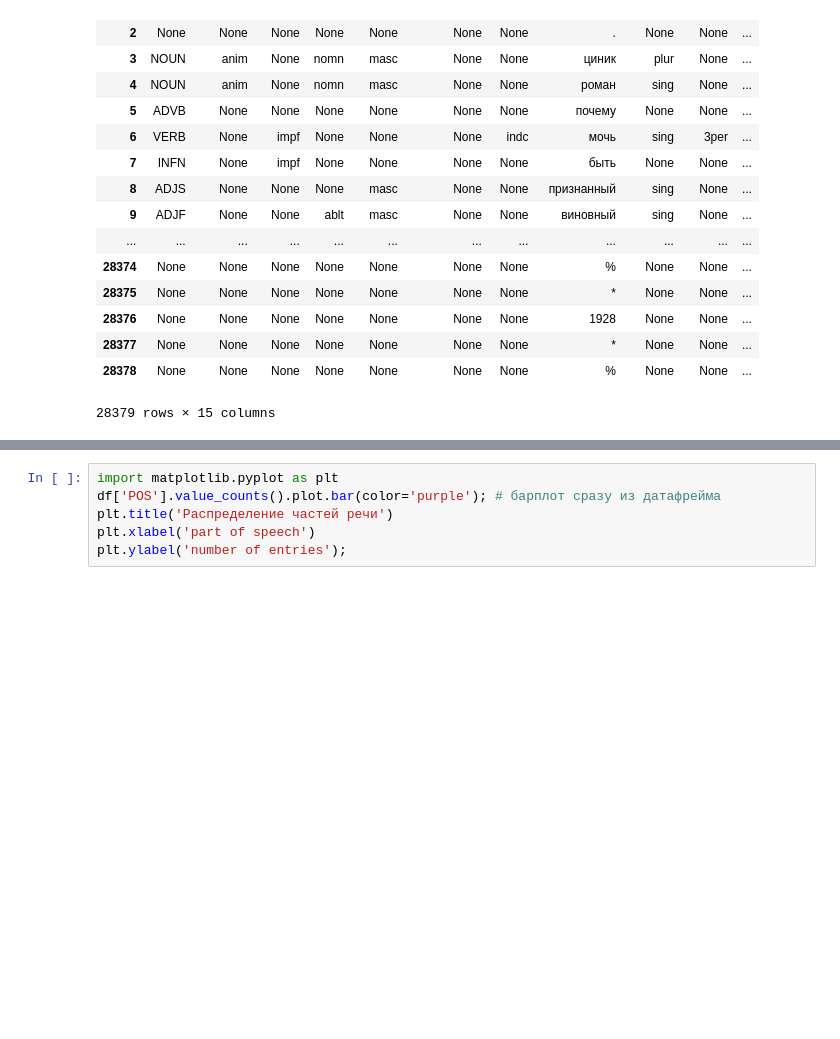
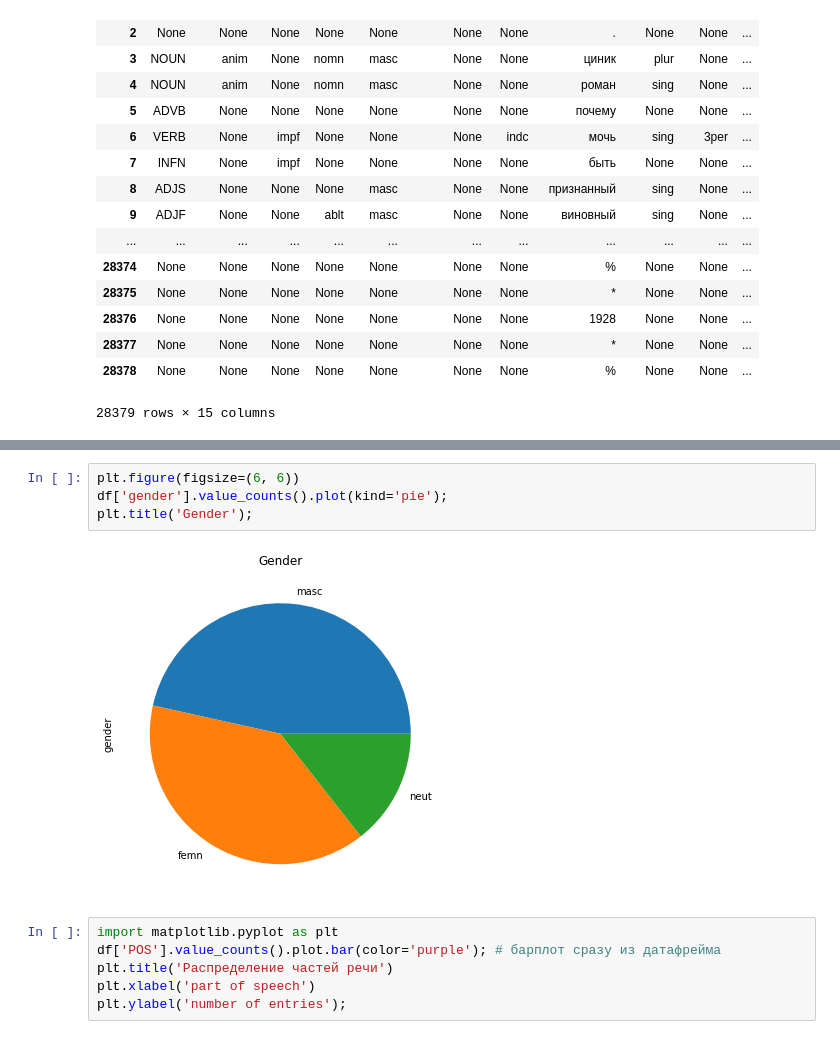
Before and after one commit to hse-ling-python/hw-2-groups-1-2-Veronika2311, a Jupyter notebook: Ganeeva_Veronika_hw2_2.ipynb, the cells around one changed output, grey strips where cells are left out. Drawn from its saved outputs; the diff is of its cells as text; blank space fills up the shorter version.

```diff
--- a/Ganeeva_Veronika_hw2_2.ipynb
+++ b/Ganeeva_Veronika_hw2_2.ipynb
@@ -85,3 +97,9 @@ df
+# %%
+plt.figure(figsize=(6, 6))
+df['gender'].value_counts().plot(kind='pie');
+plt.title('Gender');
+# %% [output]
+[figure, added]
 # %%
 import matplotlib.pyplot as plt
 df['POS'].value_counts().plot.bar(color='purple'); # барплот сразу из датафрейма
```
Also changed, not shown: parts of 7 cells of this notebook.
